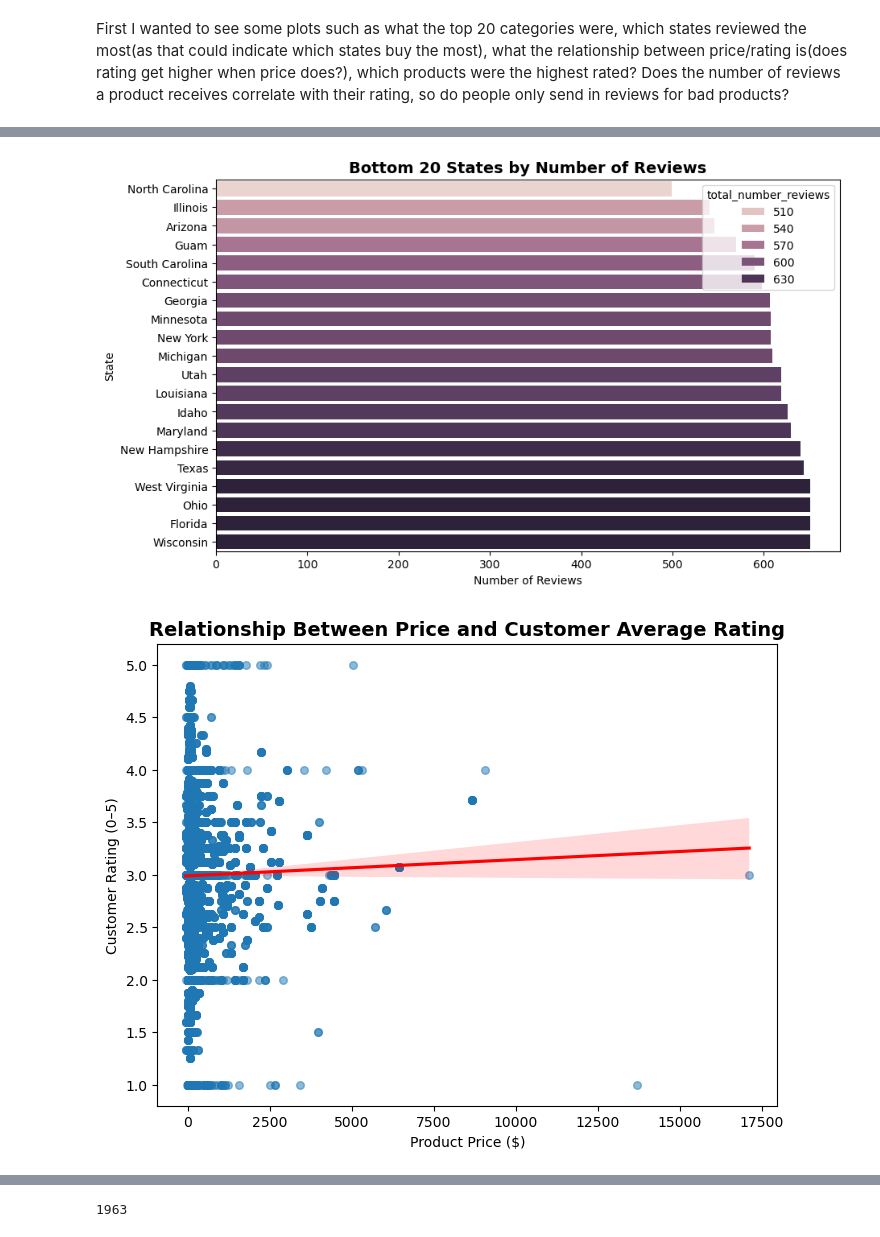
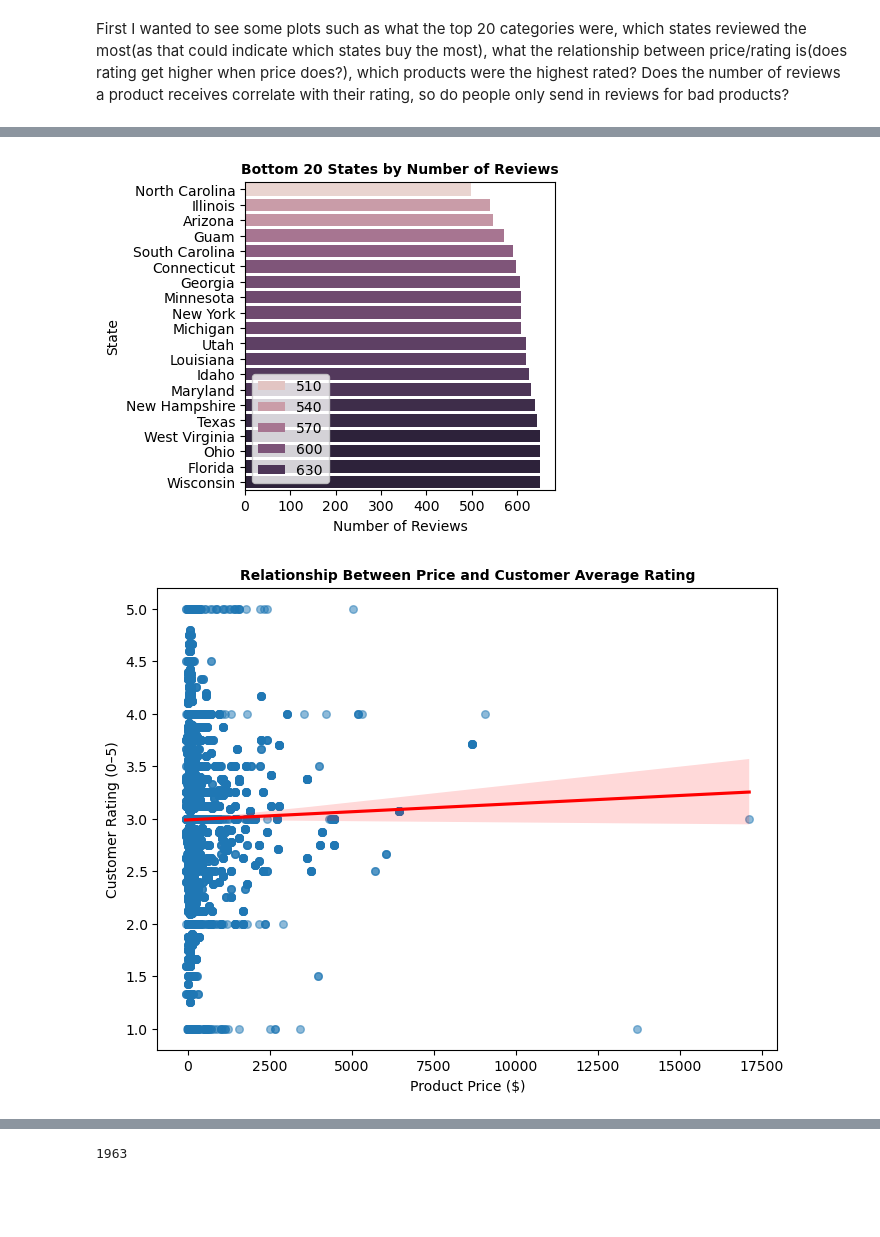
Before and after one commit to johnjtj92/BD2Project, a Jupyter notebook: 3034152_BD2.ipynb, the cells around one changed output, grey strips where cells are left out. Drawn from its saved outputs; the diff is of its cells as text; code cells hidden in the pictures; blank space fills up the shorter version.

```diff
--- a/3034152_BD2.ipynb
+++ b/3034152_BD2.ipynb
@@ -821,19 +711,20 @@ plt.show()
 # %%
 reviews_by_statetwo = (
     final_merged.groupby("state")["total_number_reviews"].count()  #Dataset to show how many reviews each state gave - only bottom 20
     .sort_values(ascending=True)
     .head(20)
     .reset_index()
 )
 
-plt.figure(figsize=(10, 6))
+plt.figure(figsize=(4, 4))
 sns.barplot(data=reviews_by_statetwo, x="total_number_reviews", y="state", hue = "total_number_reviews")
-plt.title("Bottom 20 States by Number of Reviews", fontsize=14, weight="bold")
+plt.title("Bottom 20 States by Number of Reviews", fontsize=10, weight="bold")
 plt.xlabel("Number of Reviews")
 plt.ylabel("State")
+plt.legend(loc="lower left")
 plt.show()
 # %% [output]
-[figure, old version]
+[figure, new version]
 # %%
 plt.figure(figsize=(8, 6))
 sns.regplot(
@@ -844,12 +735,12 @@ sns.regplot(
     line_kws={"color": "red"}        #Line to show any correlation between price and average rating
 )
 
-plt.title("Relationship Between Price and Customer Average Rating", fontsize=14, weight="bold")
+plt.title("Relationship Between Price and Customer Average Rating", fontsize=10, weight="bold")
 plt.xlabel("Product Price ($)")
 plt.ylabel("Customer Rating (0–5)")
 plt.show()
 # %% [output]
-[figure, old version]
+[figure, new version]
 # %%
 most_reviewed = (
     final_merged.groupby("name")["total_number_reviews"]
```
Also changed, not shown: parts of 31 cells of this notebook.
